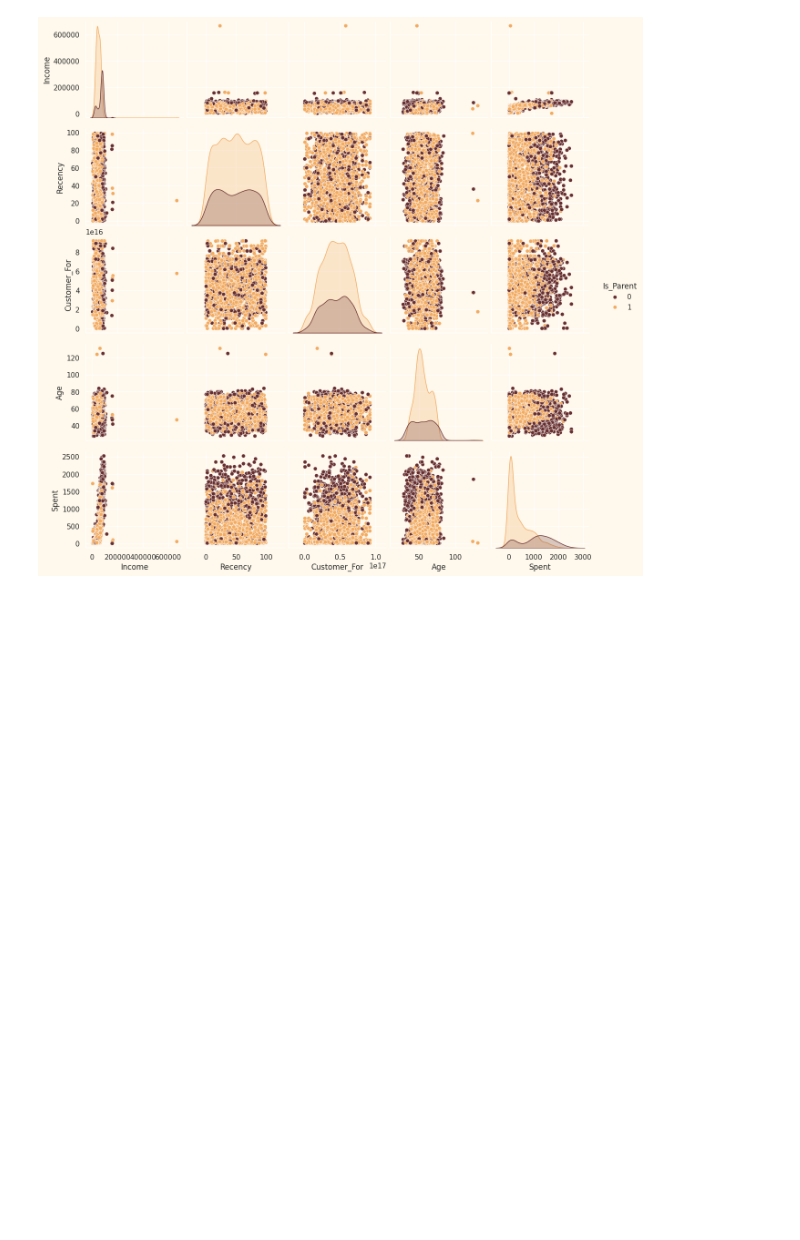
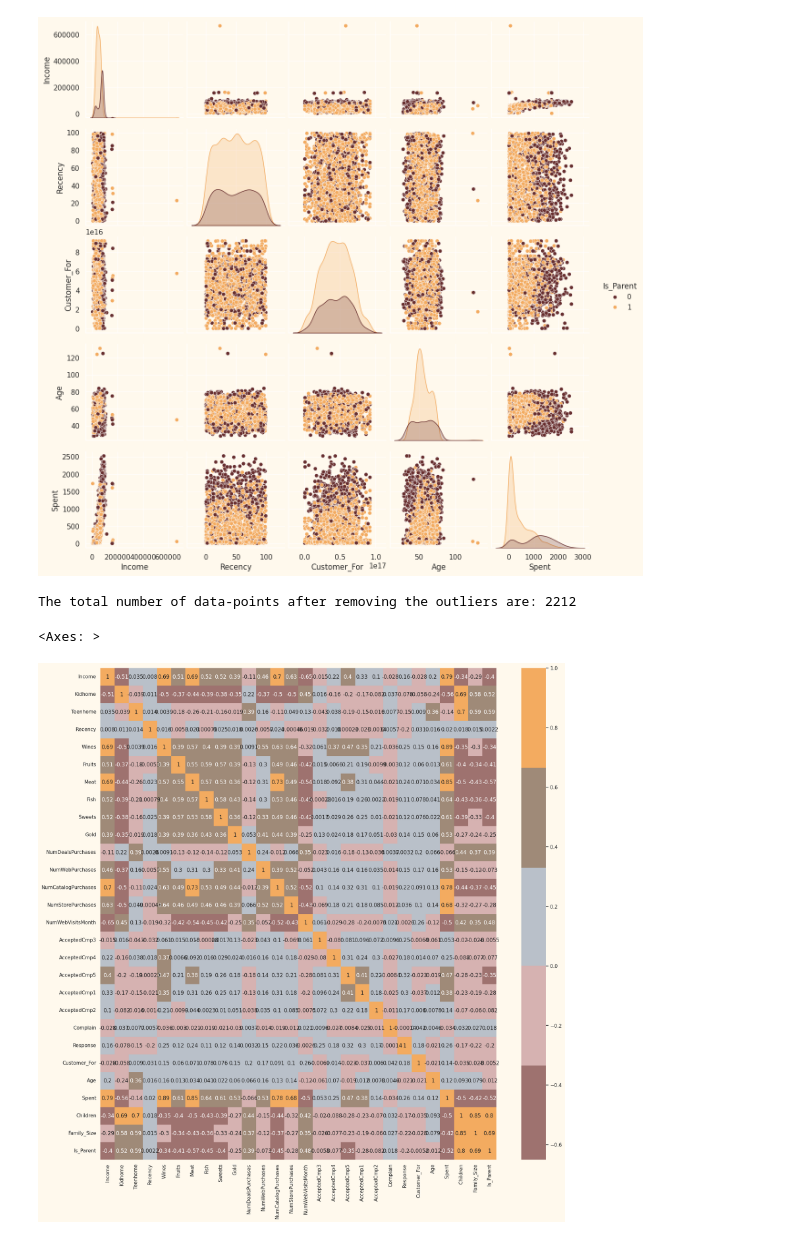
Before and after one commit to anas1IA/Learning_non_supervised-, a Jupyter notebook: Tp_unsupervised_learning.ipynb, the cells around one changed output. Saved outputs shown, nothing was run; the diff lists cells and outputs as text; code cells hidden in the pictures; blank space fills up the shorter version.

```diff
--- a/Tp_unsupervised_learning.ipynb
+++ b/Tp_unsupervised_learning.ipynb
@@ -229,3 +233,18 @@ plt.show()
 Reletive Plot Of Some Selected Features: A Data Subset
 <Figure size 640x480 with 0 Axes>
 [figure]
+# %%
+#Dropping the outliers by setting a cap on Age and income.
+data = data[(data["Age"]<90)]
+data = data[(data["Income"]<600000)]
+print("The total number of data-points after removing the outliers are:", len(data))
+# %% [output]
+The total number of data-points after removing the outliers are: 2212
+# %%
+#correlation matrix
+corrmat= data.corr()
+plt.figure(figsize=(20,20))
+sns.heatmap(corrmat,annot=True, cmap=cmap, center=0)
+# %% [output]
+<Axes: >
+[figure, added]
```
Also changed, not shown: parts of 22 cells of this notebook.
